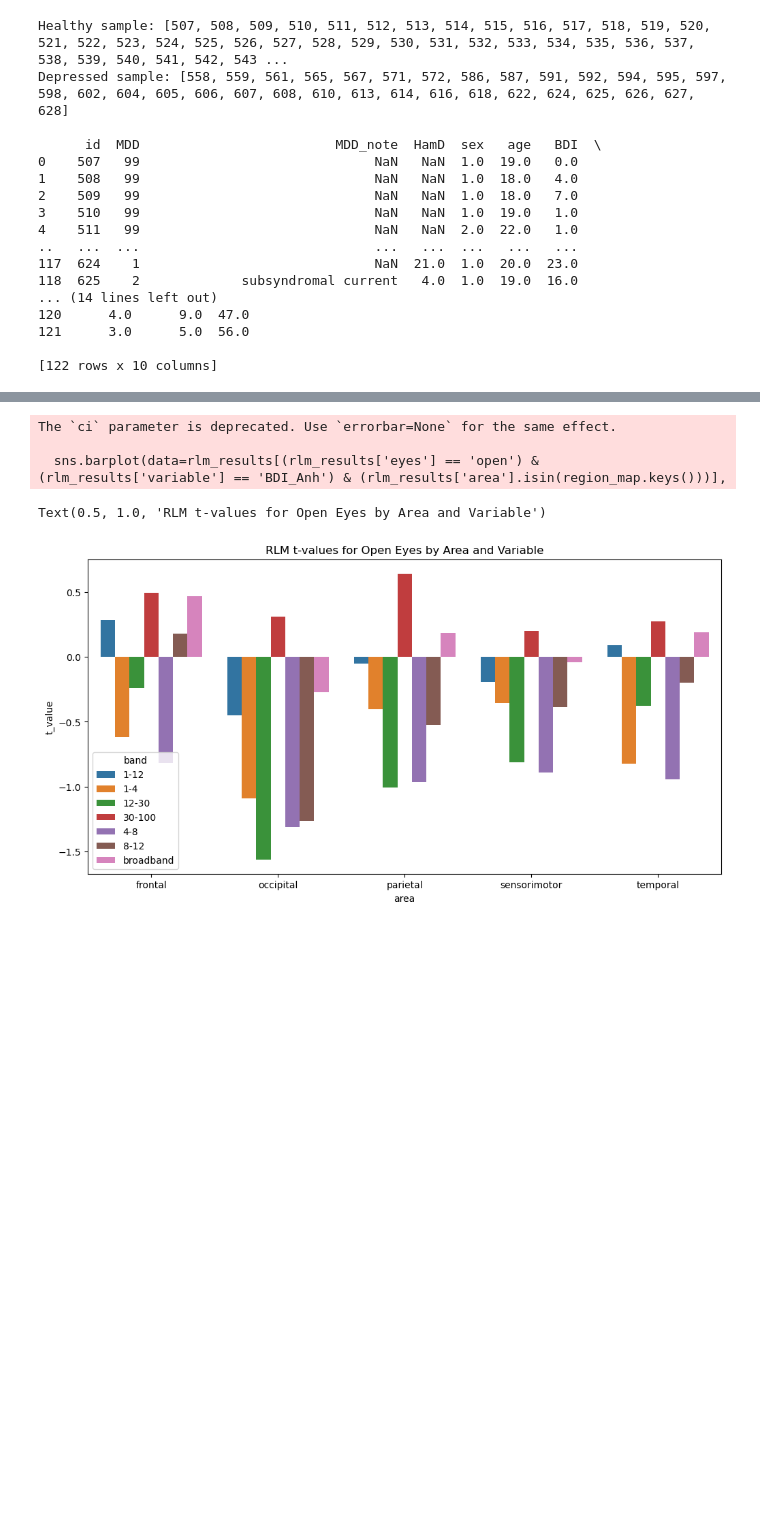
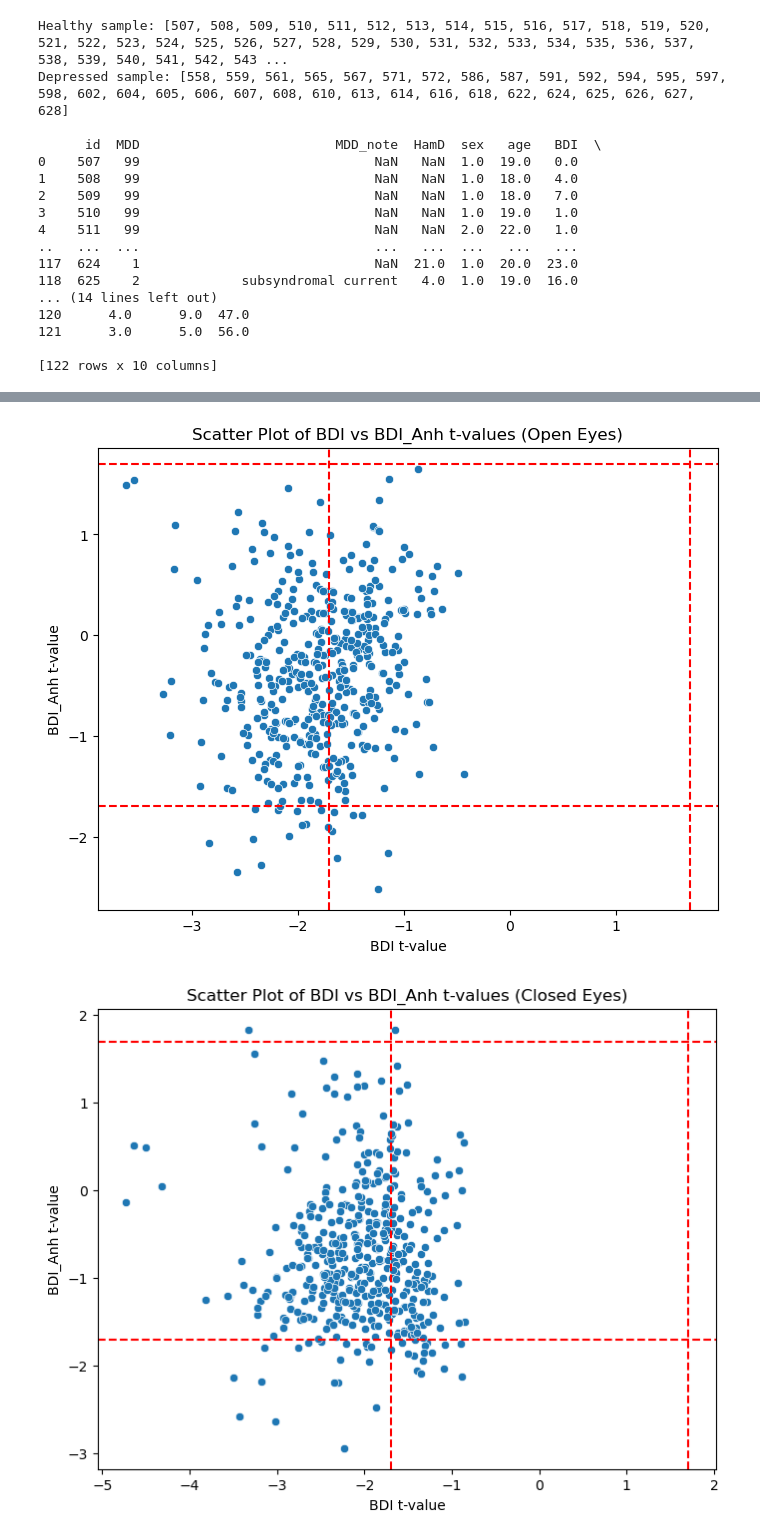
Before and after one commit to ldubravica/MScResearchProject, a Jupyter notebook: cser_analysis.ipynb, the cells around one changed output, grey strips where cells are left out. Drawn from its saved outputs; the diff is of its cells as text; code cells hidden in the pictures; blank space fills up the shorter version.

```diff
--- a/cser_analysis.ipynb
+++ b/cser_analysis.ipynb
@@ -470,11 +412,0 @@ Text(0.5, 1.0, 'RLM t-values for Closed Eyes by Area and Variable')
-# %%
-plt.figure(figsize=(12, 6))
-sns.barplot(data=rlm_results[(rlm_results['eyes'] == 'open') & (rlm_results['variable'] == 'BDI_Anh') & (rlm_results['area'].isin(region_map.keys()))],
-            x='area', y='t_value', hue='band', ci=None)
-plt.title('RLM t-values for Open Eyes by Area and Variable')
-# %% [output]
-The `ci` parameter is deprecated. Use `errorbar=None` for the same effect.
-
-  sns.barplot(data=rlm_results[(rlm_results['eyes'] == 'open') & (rlm_results['variable'] == 'BDI_Anh') & (rlm_results['area'].isin(region_map.keys()))],
-Text(0.5, 1.0, 'RLM t-values for Open Eyes by Area and Variable')
-[figure, removed]
@@ -483,3 +413,34 @@ Text(0.5, 1.0, 'RLM t-values for Open Eyes by Area and Variable')
+# %%
+# Generate a scatter plot for t_values of two variables
+
+def scatter_plot_t_values(eyes, var1, var2):
+    plt.figure(figsize=(8, 6))
+    subset = (
+        rlm_results[(rlm_results['eyes'] == eyes) & (rlm_results['variable'].isin([var1, var2]))]
+        .pivot_table(index=['area', 'band'], columns='variable', values='t_value')
+        .reset_index()
+    )
+    sns.scatterplot(data=subset, x=var1, y=var2)
+    plt.title(f'Scatter Plot of {var1} vs {var2} t-values ({str.capitalize(eyes)} Eyes)')
+    plt.xlabel(f'{var1} t-value')
+    plt.ylabel(f'{var2} t-value')
+    plt.axhline(y=1.7, color='r', linestyle='--')
+    plt.axhline(y=-1.7, color='r', linestyle='--')
+    plt.axvline(x=1.7, color='r', linestyle='--')
+    plt.axvline(x=-1.7, color='r', linestyle='--')
+    plt.legend().remove()
+    plt.show()
+
+var1 = 'BDI'
+var2 = 'BDI_Anh'
+
+# iterate through all combinations of vars in variables
+
+scatter_plot_t_values('open', var1, var2)
+scatter_plot_t_values('closed', var1, var2)
+# %% [output]
+[figure, added]
+[figure, added]
 # %%
 significant_results = pd.DataFrame(columns=['variable', 'value', 'count', 'percentage'])
 
```
Also changed, not shown: parts of 15 cells of this notebook, 12 other files.
